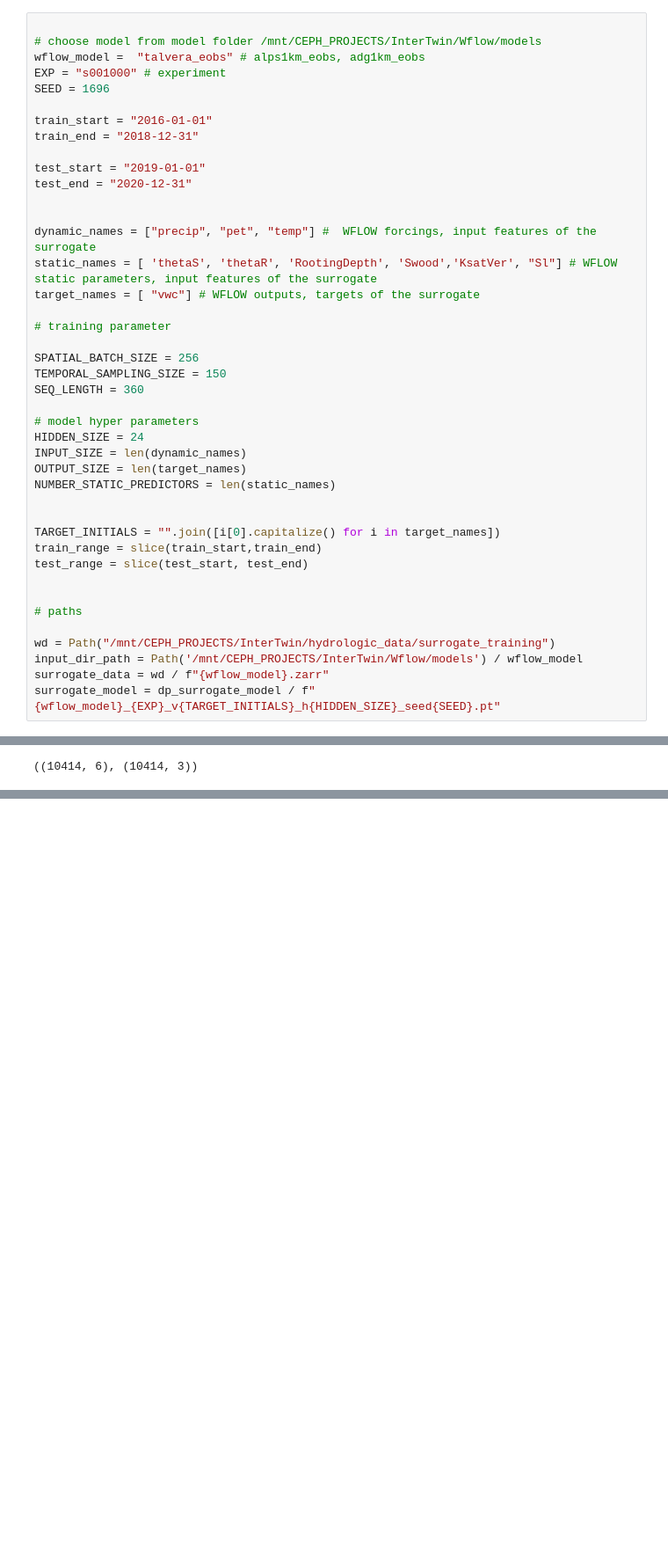
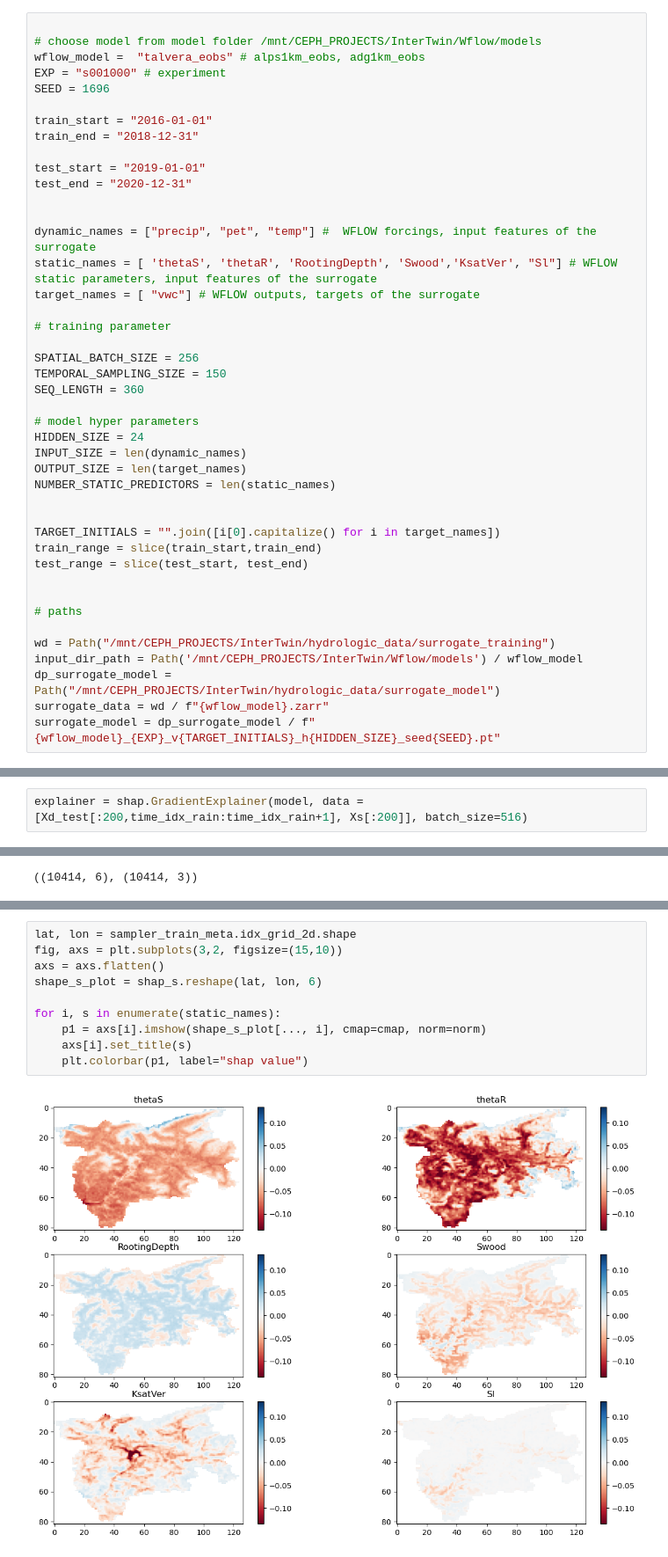
Before and after one commit to interTwin-eu/hython, a Jupyter notebook: nb/xai.ipynb, the cells around one changed output, grey strips where cells are left out. Shown at 88% size. Drawn from its saved outputs; the diff is of its cells as text; blank space fills up the shorter version.

```diff
--- a/nb/xai.ipynb
+++ b/nb/xai.ipynb
@@ -57,6 +62,7 @@ test_range = slice(test_start, test_end)
 
 wd = Path("/mnt/CEPH_PROJECTS/InterTwin/hydrologic_data/surrogate_training")
 input_dir_path = Path('/mnt/CEPH_PROJECTS/InterTwin/Wflow/models') / wflow_model
+dp_surrogate_model = Path("/mnt/CEPH_PROJECTS/InterTwin/hydrologic_data/surrogate_model")
 surrogate_data = wd / f"{wflow_model}.zarr"
 surrogate_model = dp_surrogate_model / f"{wflow_model}_{EXP}_v{TARGET_INITIALS}_h{HIDDEN_SIZE}_seed{SEED}.pt"
 # %%
@@ -183 +201,3 @@ explainer = shap.GradientExplainer(model, data = [Xd_test[:200,:1], Xs[:200]], b
+# %%
+explainer = shap.GradientExplainer(model, data = [Xd_test[:200,time_idx_rain:time_idx_rain+1], Xs[:200]], batch_size=516)
 # %%
@@ -216,0 +226,12 @@ plt.colorbar()
+# %%
+lat, lon = sampler_train_meta.idx_grid_2d.shape
+fig, axs = plt.subplots(3,2, figsize=(15,10))
+axs = axs.flatten()
+shape_s_plot = shap_s.reshape(lat, lon, 6)
+
+for i, s in enumerate(static_names):
+    p1 = axs[i].imshow(shape_s_plot[..., i], cmap=cmap, norm=norm)
+    axs[i].set_title(s)
+    plt.colorbar(p1, label="shap value")
+# %% [output]
+[figure, added]
```
Also changed, not shown: parts of 23 cells of this notebook.
